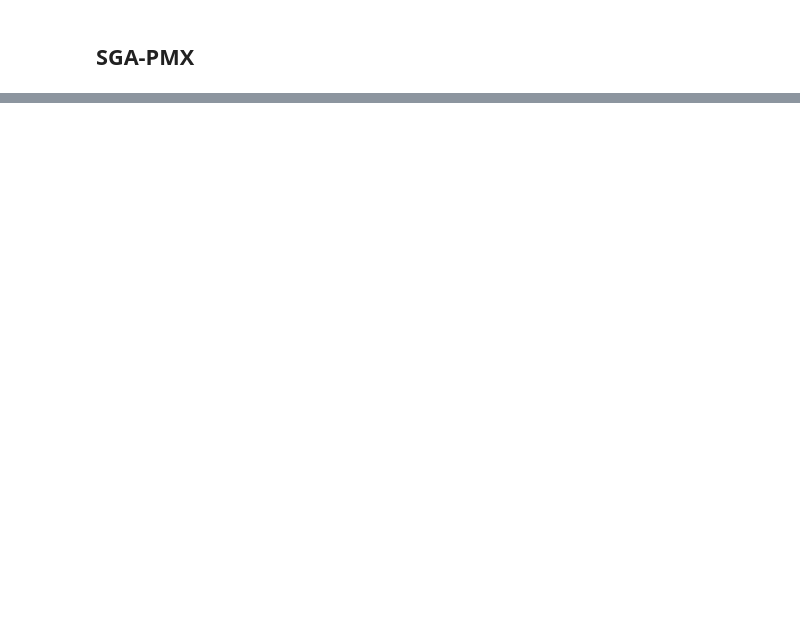
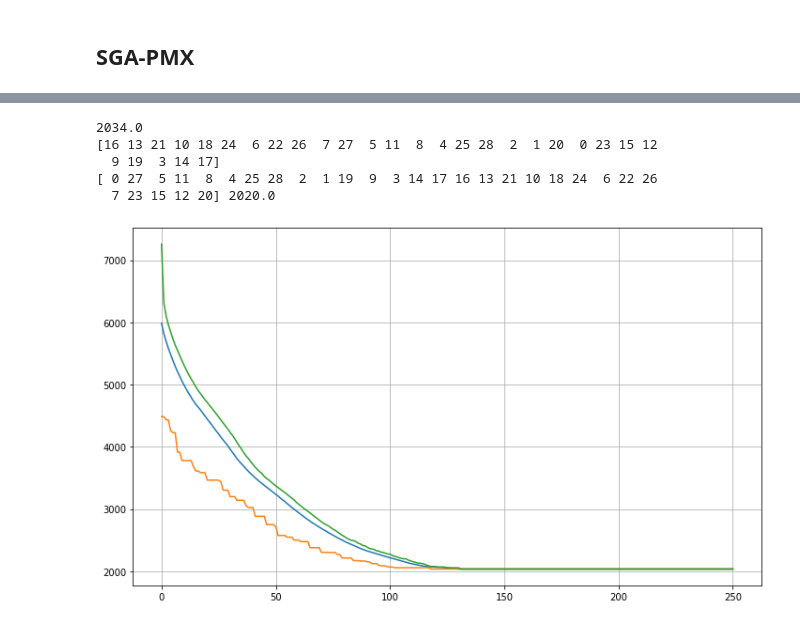
Before and after one commit to Kamil2601/University, a Jupyter notebook: Studia_magisterskie/Semestr_2/Algorytmy_Ewolucyjne/Lista_2/AE2018_SGA-PMX_Demo.ipynb, the cells around one changed output, grey strips where cells are left out. Saved outputs shown, nothing was run; the diff lists cells and outputs as text; code cells hidden in the pictures; blank space fills up the shorter version.

```diff
--- a/Studia_magisterskie/Semestr_2/Algorytmy_Ewolucyjne/Lista_2/AE2018_SGA-PMX_Demo.ipynb
+++ b/Studia_magisterskie/Semestr_2/Algorytmy_Ewolucyjne/Lista_2/AE2018_SGA-PMX_Demo.ipynb
@@ -591,7 +517,7 @@ def string_to_array(arr_str: str, n: int):
 bayg29_opt = np.array([1, 28, 6, 12, 9, 26, 3, 29, 5, 21, 2, 20, 10, 4, 15, 18, 14, 17, 22, 11, 19, 25, 7, 23, 8, 27, 16, 13, 24]) - 1
 bayg29_dist = string_to_array(bayg29_str, 29)
 # %%
-bays29_dist =[
+bays29_dist =np.array([
 [0, 107, 241, 190, 124, 80, 316, 76, 152, 157, 283, 133, 113, 297, 228, 129, 348, 276, 188, 150, 65, 341, 184, 67, 221, 169, 108, 45, 167],
 [107, 0, 148, 137, 88, 127, 336, 183, 134, 95, 254, 180, 101, 234, 175, 176, 265, 199, 182, 67, 42, 278, 271, 146, 251, 105, 191, 139, 79],
 [241, 148, 0, 374, 171, 259, 509, 317, 217, 232, 491, 312, 280, 391, 412, 349, 422, 356, 355, 204, 182, 435, 417, 292, 424, 116, 337, 273, 77],
@@ -621,7 +547,7 @@ bays29_dist =[
 [108, 191, 337, 165, 220, 188, 190, 43, 266, 161, 216, 241, 104, 246, 177, 55, 299, 233, 121, 189, 149, 290, 80, 41, 147, 265, 0, 124, 263],
 [45, 139, 273, 228, 121, 60, 314, 81, 132, 189, 308, 112, 158, 335, 266, 155, 380, 314, 213, 182, 97, 379, 189, 93, 247, 178, 124, 0, 199],
 [167, 79, 77, 205, 97, 185, 435, 243, 111, 163, 322, 238, 206, 288, 243, 275, 319, 253, 281, 135, 108, 332, 342, 218, 350, 39, 263, 199, 0],
-]
+])
 bays29_opt = np.array([1, 28, 6, 12, 9, 5, 26, 29, 3, 2, 20, 10, 4, 15, 18, 17, 14, 22, 11, 19, 25, 7, 23, 27, 8, 24, 16, 13, 21]) -1
 # %%
 kroA100 = [1380, 939, 2848, 96, 3510, 1671, 457, 334, 3888, 666, 984, 965, 2721, 1482, 1286, 525, 2716, 1432, 738, 1325, 1251, 1832, 2728, 1698, 3815, 169, 3683, 1533, 1247, 1945, 123, 862, 1234, 1946, 252, 1240, 611, 673, 2576, 1676, 928, 1700, 53, 857, 1807, 1711, 274, 1420, 2574, 946, 178, 24, 2678, 1825, 1795, 962, 3384, 1498, 3520, 1079, 1256, 61, 1424, 1728, 3913, 192, 3085, 1528, 2573, 1969, 463, 1670, 3875, 598, 298, 1513, 3479, 821, 2542, 236, 3955, 1743, 1323, 280, 3447, 1830, 2936, 337, 1621, 1830, 3373, 1646, 1393, 1368, 3874, 1318, 938, 955, 3022, 474, 2482, 1183, 3854, 923, 376, 825, 2519, 135, 2945, 1622, 953, 268, 2628, 1479, 2097, 981, 890, 1846, 2139, 1806, 2421, 1007, 2290, 1810, 1115, 1052, 2588, 302, 327, 265, 241, 341, 1917, 687, 2991, 792, 2573, 599, 19, 674, 3911, 1673, 872, 1559, 2863, 558, 929, 1766, 839, 620, 3893, 102, 2178, 1619, 3822, 899, 378, 1048, 1178, 100, 2599, 901, 3416, 143, 2961, 1605, 611, 1384, 3113, 885, 2597, 1830, 2586, 1286, 161, 906, 1429, 134, 742, 1025, 1625, 1651, 1187, 706, 1787, 1009, 22, 987, 3640, 43, 3756, 882, 776, 392, 1724, 1642, 198, 1810, 3950, 1558]
@@ -642,0 +682,12 @@ kroA200_dist = distance_matrix(kroA200)
+# %%
+bays29_res = evolution(dist=bays29_dist, chromosome_length=29, number_of_iterations=250, population_size=2000)
+print(bays29_opt, tsp_objective_function(bays29_opt, bays29_dist))
+
+plot_min_max_mean(bays29_res)
+# %% [output]
+2034.0
+[16 13 21 10 18 24  6 22 26  7 27  5 11  8  4 25 28  2  1 20  0 23 15 12
+  9 19  3 14 17]
+[ 0 27  5 11  8  4 25 28  2  1 19  9  3 14 17 16 13 21 10 18 24  6 22 26
+  7 23 15 12 20] 2020.0
+[figure, added]
```
Also changed, not shown: parts of 20 cells of this notebook.
